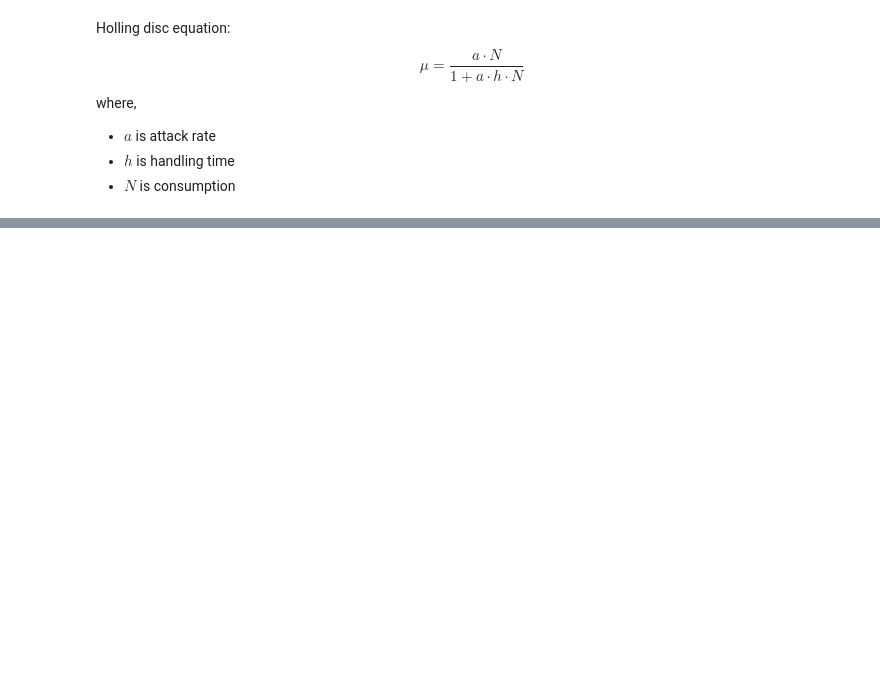
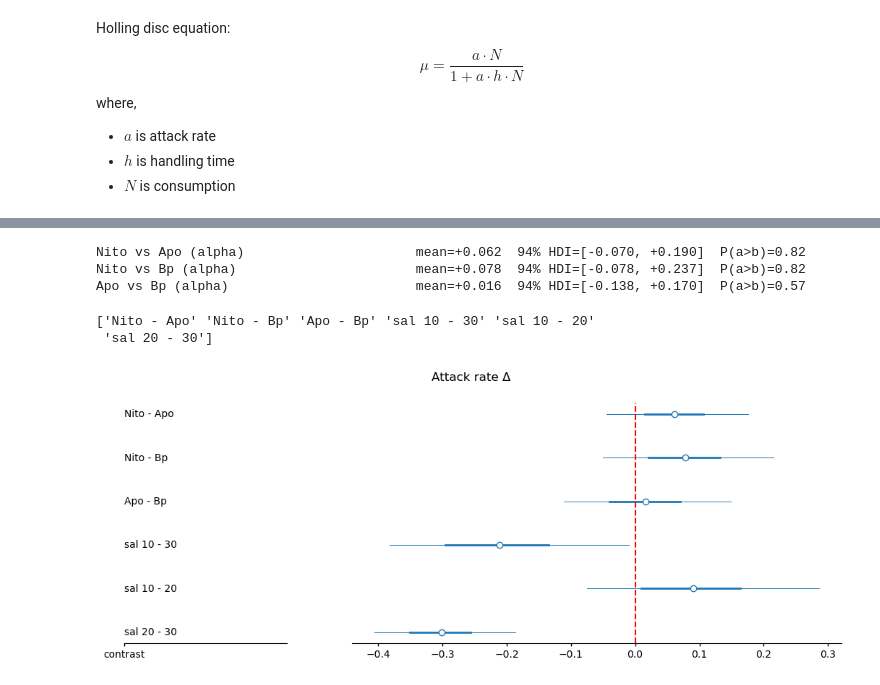
Before and after one commit to erdemkarakoylu/nandini_et_al, a Jupyter notebook: notebooks/01_modeling.ipynb, the cells around one changed output, grey strips where cells are left out. Cells and saved outputs as stored; diff of their text form; code cells hidden in the pictures; blank space fills up the shorter version.

```diff
--- a/notebooks/01_modeling.ipynb
+++ b/notebooks/01_modeling.ipynb
@@ -127,0 +399,17 @@ fr_model.to_graphviz()
+# %%
+pp = idata.prior_predictive["likelihood"]        # (chain, draw, obs)
+N0 = idata.constant_data["N0"]                    # (obs,)
+
+# 1) STRUCTURAL: every simulated consumption must lie in (0, N0).
+#    This tests the logit+log construction, not the priors. Must be exactly 0.
+over  = (pp > N0).mean().item()
+under = (pp < 0).mean().item()
+print(f"P(sim > N0) = {over:.4f}   P(sim < 0) = {under:.4f}")
+
+# 2) BIOLOGICAL: implied asymptote A = 1/h should be tens of prey, not millions.
+A = idata.prior["A"]
+print("A (1/h) quantiles 1/50/99:", np.round(A.quantile([.01,.5,.99]).values, 1))
+
+# while you're here, the attack rate shouldn't pile at the bounds:
+a = idata.prior["α"]
+print("α quantiles 1/50/99:", np.round(a.quantile([.01,.5,.99]).values, 3))
@@ -127,0 +476,49 @@ fr_model.to_graphviz()
+# %%
+post = idata.posterior
+
+attack_rate = 1 / (
+    1 + np.exp(
+        -(post["a0"] + post["a_prey"] + post["a_sal"] + post["a_int"]))
+        )
+handling_time = np.exp(post["h0"] + post["h_prey"] + post["h_sal"] + post["h_int"])
+# %%
+def eaten(n_offered):
+    return attack_rate * n_offered / (1 + attack_rate * handling_time * n_offered)
+
+def compare(a, b, label, prob=0.94):
+    diff = a - b                              # keep as DataArray with (chain, draw) dims
+    hdi = azs.hdi(diff, prob=prob)
+    lo, hi = float(hdi.sel(ci_bound="lower")), float(hdi.sel(ci_bound="upper"))
+    p_gt = float((diff.stack(z=("chain","draw")) > 0).mean())
+    print(f"{label:40s} mean={float(diff.mean()):+.3f}  {int(prob*100)}% HDI=[{lo:+.3f}, {hi:+.3f}]  P(a>b)={p_gt:.2f}")
+
+for p1, p2 in [("Nito","Apo"), ("Nito","Bp"), ("Apo","Bp")]:
+    compare(attack_rate.sel(prey=p1).mean("salinity"),
+            attack_rate.sel(prey=p2).mean("salinity"),
+            f"{p1} vs {p2} (alpha)")
+# %% [output]
+Nito vs Apo (alpha)                      mean=+0.062  94% HDI=[-0.070, +0.190]  P(a>b)=0.82
+Nito vs Bp (alpha)                       mean=+0.078  94% HDI=[-0.078, +0.237]  P(a>b)=0.82
+Apo vs Bp (alpha)                        mean=+0.016  94% HDI=[-0.138, +0.170]  P(a>b)=0.57
+# %%
+pieces = {
+    "Nito - Apo":   (attack_rate.sel(prey="Nito") - attack_rate.sel(prey="Apo")).mean("salinity"),
+    "Nito - Bp":    (attack_rate.sel(prey="Nito") - attack_rate.sel(prey="Bp")).mean("salinity"),
+    "Apo - Bp":     (attack_rate.sel(prey="Apo")  - attack_rate.sel(prey="Bp")).mean("salinity"),
+    "sal 10 - 30":  (attack_rate.sel(salinity=10) - attack_rate.sel(salinity=30)).mean("prey"),
+    "sal 10 - 20":  (attack_rate.sel(salinity=10) - attack_rate.sel(salinity=20)).mean("prey"),
+    "sal 20 - 30":  (attack_rate.sel(salinity=20) - attack_rate.sel(salinity=30)).mean("prey"),
+}
+
+contrasts = xr.concat(list(pieces.values()), dim=xr.DataArray(list(pieces.keys()), dims="contrast", name="contrast"))
+contrasts = contrasts.to_dataset(name="Δ attack rate")
+print(contrasts.coords["contrast"].values)   # confirm: array(['Nito - Apo', 'Nito - Bp', ...])
+# %% [output]
+['Nito - Apo' 'Nito - Bp' 'Apo - Bp' 'sal 10 - 30' 'sal 10 - 20'
+ 'sal 20 - 30']
+# %%
+pc = azp.plot_forest(contrasts, var_names=["Δ attack rate"], combined=True, labels=["contrast"])
+pp.axvline(0, color='r', ls='--')
+pc.add_title("Attack rate Δ")
+# %% [output]
+[figure, added]
```
Also changed, not shown: parts of 28 cells of this notebook, 8 other files.
